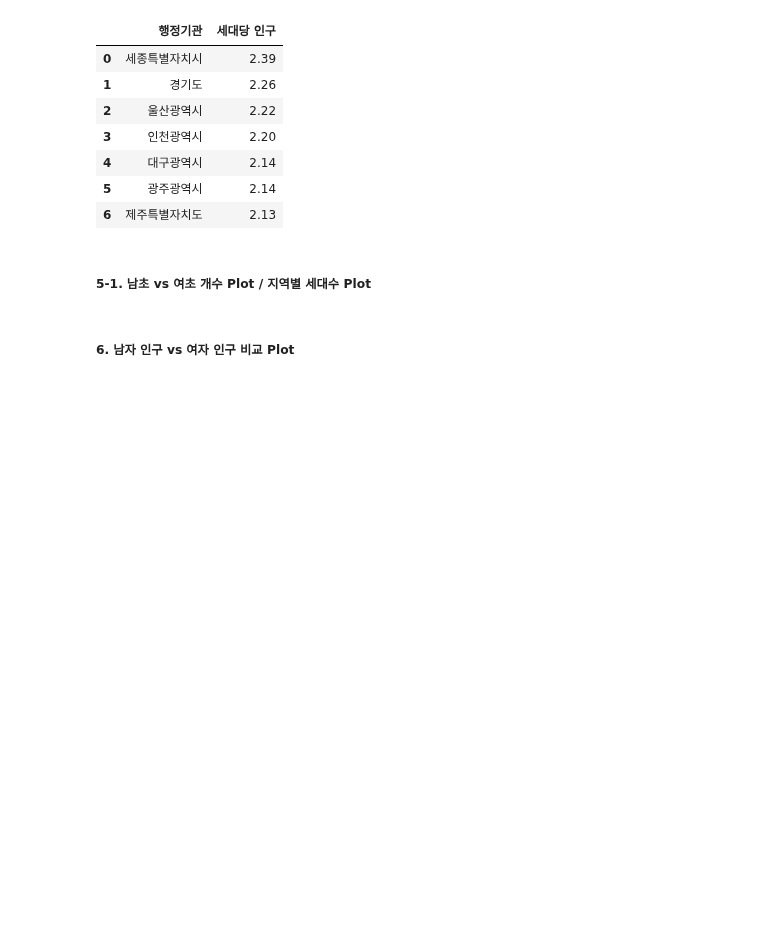
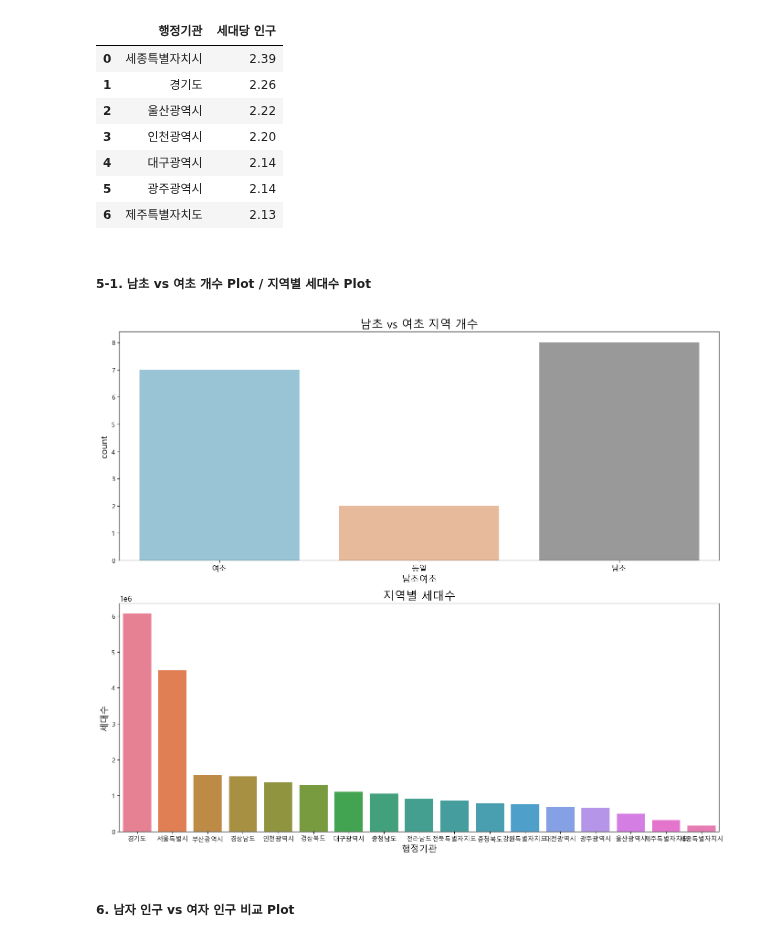
Before and after one commit to SK-Shieldus-Rookies-4/SK-Shieldus-Rookies_Study, a Jupyter notebook: study/Data_Analysis/Python_WebScraping_Analysis/연습문제/과제4/04_인구현황분석.ipynb, the cells around one changed output. Drawn from its saved outputs; the diff is of its cells as text; code cells hidden in the pictures; blank space fills up the shorter version.

Commit message:
5-1. 남초 vs 여초 개수 Plot  /  지역별 세대수 Plot

```diff
--- a/study/Data_Analysis/Python_WebScraping_Analysis/연습문제/과제4/04_인구현황분석.ipynb
+++ b/study/Data_Analysis/Python_WebScraping_Analysis/연습문제/과제4/04_인구현황분석.ipynb
@@ -228,6 +228,40 @@ df_above_avg_household_pop[['행정기관', '세대당 인구']]
 | 6 | 제주특별자치도 | 2.13 |
 # %% [markdown]
 ##### 5-1. 남초 vs 여초 개수 Plot  /  지역별 세대수 Plot
+# %%
+# '남초여초' 컬럼 추가 (countplot에 필요)
+df['남초여초'] = df['남여 비율'].apply(lambda x: '남초' if x > 1.0 else ('여초' if x < 1.0 else '동일'))
+df['남초여초'] = pd.Categorical(df['남초여초'], categories=['여초', '동일', '남초'], ordered=True)
+
+# ---  그래프  --
+
+fig, axes = plt.subplots(nrows=2, ncols=1, figsize=(14, 12))
+
+
+# --- 1. 남초 vs 여초 지역 개수 그래프
+sns.countplot(x='남초여초', data=df, ax=axes[0], palette=['#8ec8e0', '#f4b88e', '#999999'], hue='남초여초', legend=False)
+
+axes[0].set_title('남초 vs 여초 지역 개수', fontsize=18)
+axes[0].set_xlabel('남초여초', fontsize=14)
+axes[0].set_ylabel('count', fontsize=14)
+axes[0].tick_params(axis='x', labelsize=12)
+
+
+# --- 2. 지역별 세대수 그래프
+# '전국'을 제외한 지역 데이터를 세대수 기준으로 내림차순 정렬
+df_household_plot = df_all[df_all['행정기관'] != '전국'].sort_values(by='세대수', ascending=False)
+sns.barplot(x='행정기관', y='세대수', hue='행정기관', data=df_household_plot, ax=axes[1], palette='husl', legend=False)
+
+axes[1].set_title('지역별 세대수', fontsize=18)
+axes[1].set_xlabel('행정기관', fontsize=14)
+axes[1].set_ylabel('세대수', fontsize=14)
+axes[1].ticklabel_format(style='sci', axis='y', scilimits=(0,0))
+axes[1].yaxis.offsetText.set_fontsize(12)
+
+plt.tight_layout()
+plt.show()
+# %% [output]
+[figure, added]
 # %% [markdown]
 ##### 6. 남자 인구 vs 여자 인구 비교 Plot
 # %%
```
Also changed, not shown: parts of 1 cell of this notebook.
